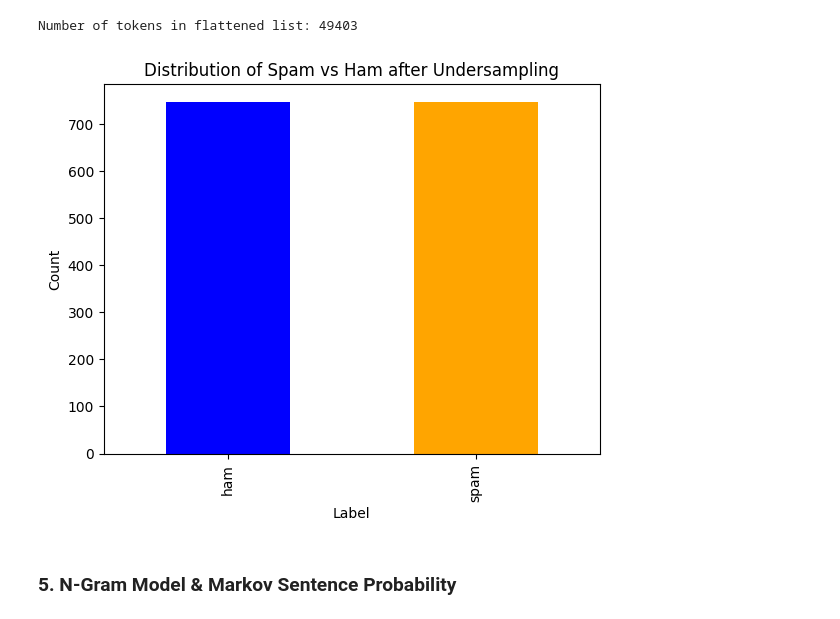
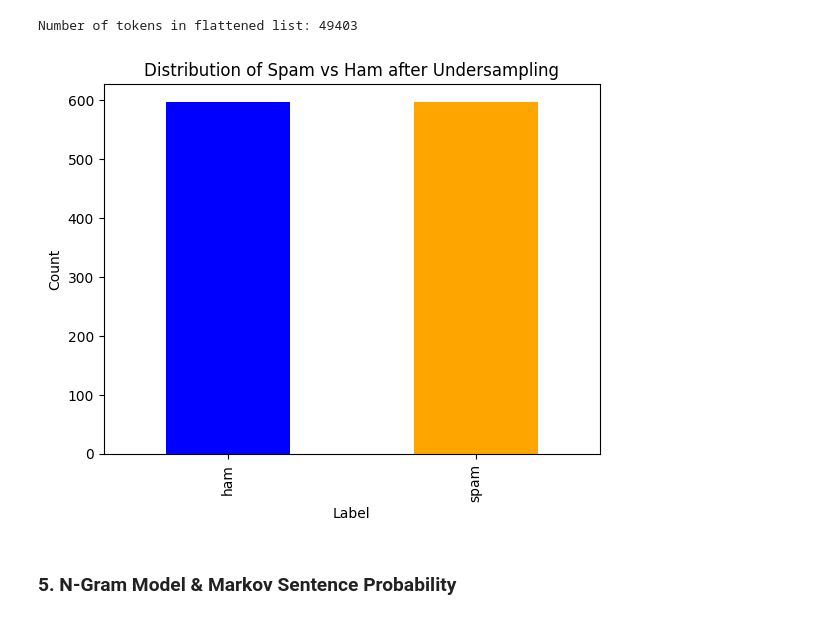
Before and after one commit to Mennah-Elsheikh/spam_detection, a Jupyter notebook: spam_detection.ipynb, the cells around one changed output. Cells and saved outputs as stored; diff of their text form; code cells hidden in the pictures.

Commit message:
split before sampling to avoid data leakage.

```diff
--- a/spam_detection.ipynb
+++ b/spam_detection.ipynb
@@ -219,29 +219,48 @@ print("Number of tokens in flattened list:", len(all_tokens))
 # %% [output]
 Number of tokens in flattened list: 49403
 # %%
-# solve the problem of imbalanced dataset (without SMOTE for text)
+# 1. Extract features and labels
 X = df['text']
-y = df['label'].map({'ham': 0, 'spam': 1})  # map ham to 0, spam to 1
+y = df['label'].map({'ham': 0, 'spam': 1})
 
-# TF-IDF vectorization
+# -------------------------------------------------
+# 2. Train-test split (stratified to keep imbalance)
+# -------------------------------------------------
+from sklearn.model_selection import train_test_split
+
+X_train, X_test, y_train, y_test = train_test_split(
+    X, y, test_size=0.2, random_state=42, stratify=y
+)
+
+# -----------------------------------------
+# 3. TF-IDF vectorization
+#    Fit on train ONLY ➝ transform test
+# -----------------------------------------
+from sklearn.feature_extraction.text import TfidfVectorizer
+
 vectorizer = TfidfVectorizer(tokenizer=clean_text)
-X_vectorized = vectorizer.fit_transform(X)
 
-# Undersampling instead of SMOTE
+X_train_vec = vectorizer.fit_transform(X_train)
+X_test_vec  = vectorizer.transform(X_test)
+
+# -------------------------------------------------
+# 4. Undersampling (apply on training only)
+# -------------------------------------------------
 from imblearn.under_sampling import RandomUnderSampler
+
 rus = RandomUnderSampler(random_state=42)
-X_resampled, y_resampled = rus.fit_resample(X_vectorized, y)
+X_train_res, y_train_res = rus.fit_resample(X_train_vec, y_train)
 # %%
 # visualize the new class distribution
-resampled_counts = pd.Series(y_resampled).value_counts()
+resampled_counts = pd.Series(y_train_res).value_counts()
 resampled_counts.index = resampled_counts.index.map({0: 'ham', 1: 'spam'})
 resampled_counts.plot(kind='bar', color=color)
 plt.title('Distribution of Spam vs Ham after Undersampling')
 plt.xlabel('Label')
 plt.ylabel('Count')
 plt.show()
 # %% [output]
-[figure, old version]
+[figure, new version]
 # %% [markdown]
 ### **5. N-Gram Model & Markov Sentence Probability**
 # %% [markdown]
```
Also changed, not shown: parts of 9 cells of this notebook.
